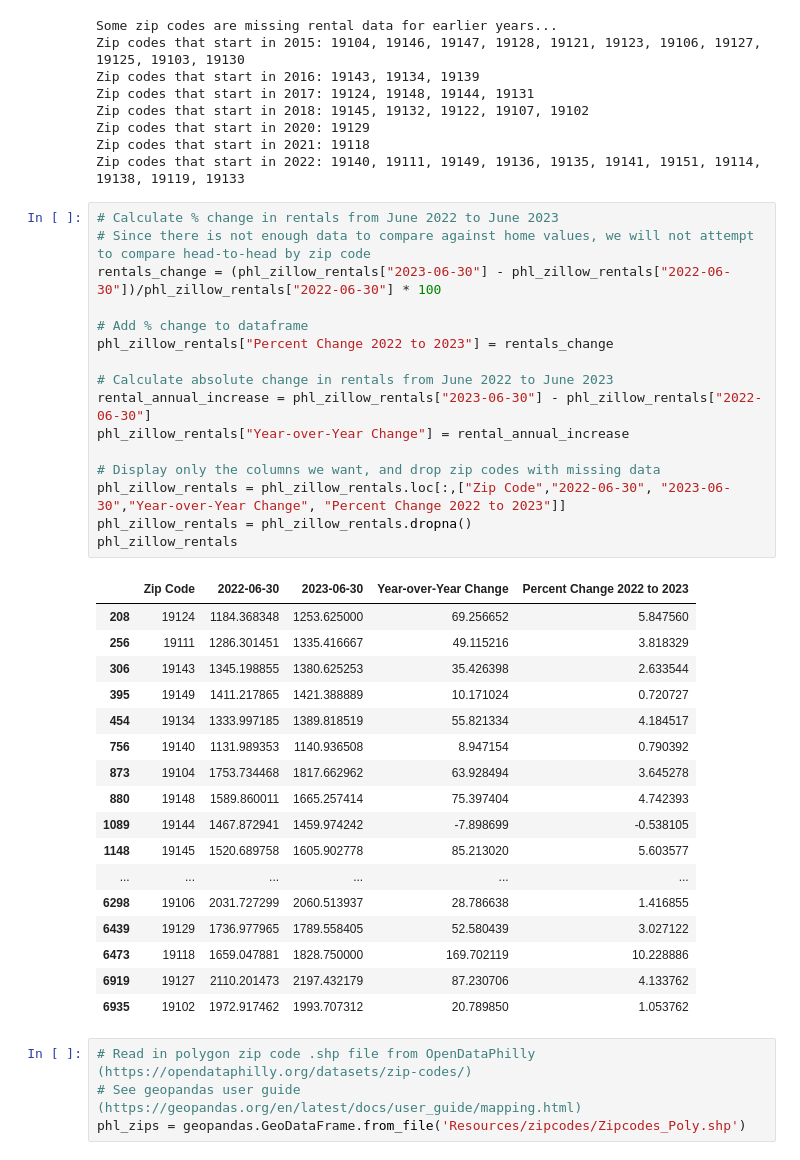
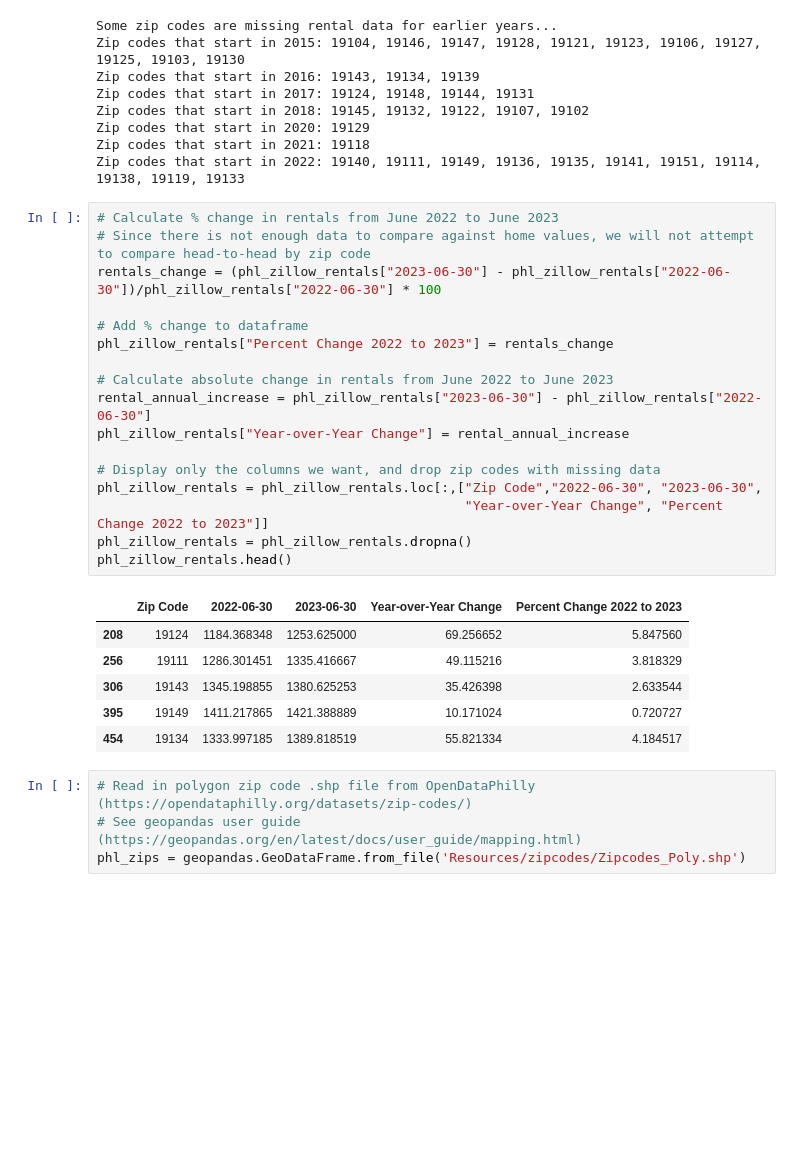
Before and after one commit to Aramed23/Project_1, a Jupyter notebook: andrew.ipynb, the cells around one changed output. Cells and saved outputs as stored; diff of their text form; blank space fills up the shorter version.

```diff
--- a/andrew.ipynb
+++ b/andrew.ipynb
@@ -171,37 +171,27 @@ Zip codes that start in 2022: 19140, 19111, 19149, 19136, 19135, 19141, 19151, 1
 # %%
 # Calculate % change in rentals from June 2022 to June 2023
 # Since there is not enough data to compare against home values, we will not attempt to compare head-to-head by zip code
 rentals_change = (phl_zillow_rentals["2023-06-30"] - phl_zillow_rentals["2022-06-30"])/phl_zillow_rentals["2022-06-30"] * 100
 
 # Add % change to dataframe
 phl_zillow_rentals["Percent Change 2022 to 2023"] = rentals_change
 
 # Calculate absolute change in rentals from June 2022 to June 2023
 rental_annual_increase = phl_zillow_rentals["2023-06-30"] - phl_zillow_rentals["2022-06-30"]
 phl_zillow_rentals["Year-over-Year Change"] = rental_annual_increase
 
 # Display only the columns we want, and drop zip codes with missing data
-phl_zillow_rentals = phl_zillow_rentals.loc[:,["Zip Code","2022-06-30", "2023-06-30","Year-over-Year Change", "Percent Change 2022 to 2023"]]
+phl_zillow_rentals = phl_zillow_rentals.loc[:,["Zip Code","2022-06-30", "2023-06-30",
+                                               "Year-over-Year Change", "Percent Change 2022 to 2023"]]
 phl_zillow_rentals = phl_zillow_rentals.dropna()
-phl_zillow_rentals
+phl_zillow_rentals.head()
 # %% [output]
 |  | Zip Code | 2022-06-30 | 2023-06-30 | Year-over-Year Change | Percent Change 2022 to 2023 |
 | 208 | 19124 | 1184.368348 | 1253.625000 | 69.256652 | 5.847560 |
 | 256 | 19111 | 1286.301451 | 1335.416667 | 49.115216 | 3.818329 |
 | 306 | 19143 | 1345.198855 | 1380.625253 | 35.426398 | 2.633544 |
 | 395 | 19149 | 1411.217865 | 1421.388889 | 10.171024 | 0.720727 |
 | 454 | 19134 | 1333.997185 | 1389.818519 | 55.821334 | 4.184517 |
-| 756 | 19140 | 1131.989353 | 1140.936508 | 8.947154 | 0.790392 |
-| 873 | 19104 | 1753.734468 | 1817.662962 | 63.928494 | 3.645278 |
-| 880 | 19148 | 1589.860011 | 1665.257414 | 75.397404 | 4.742393 |
-| 1089 | 19144 | 1467.872941 | 1459.974242 | -7.898699 | -0.538105 |
-| 1148 | 19145 | 1520.689758 | 1605.902778 | 85.213020 | 5.603577 |
-| ... | ... | ... | ... | ... | ... |
-| 6298 | 19106 | 2031.727299 | 2060.513937 | 28.786638 | 1.416855 |
-| 6439 | 19129 | 1736.977965 | 1789.558405 | 52.580439 | 3.027122 |
-| 6473 | 19118 | 1659.047881 | 1828.750000 | 169.702119 | 10.228886 |
-| 6919 | 19127 | 2110.201473 | 2197.432179 | 87.230706 | 4.133762 |
-| 6935 | 19102 | 1972.917462 | 1993.707312 | 20.789850 | 1.053762 |
 # %%
 # Read in polygon zip code .shp file from OpenDataPhilly (https://opendataphilly.org/datasets/zip-codes/)
 # See geopandas user guide (https://geopandas.org/en/latest/docs/user_guide/mapping.html)
```
Also changed, not shown: parts of 15 cells of this notebook.
